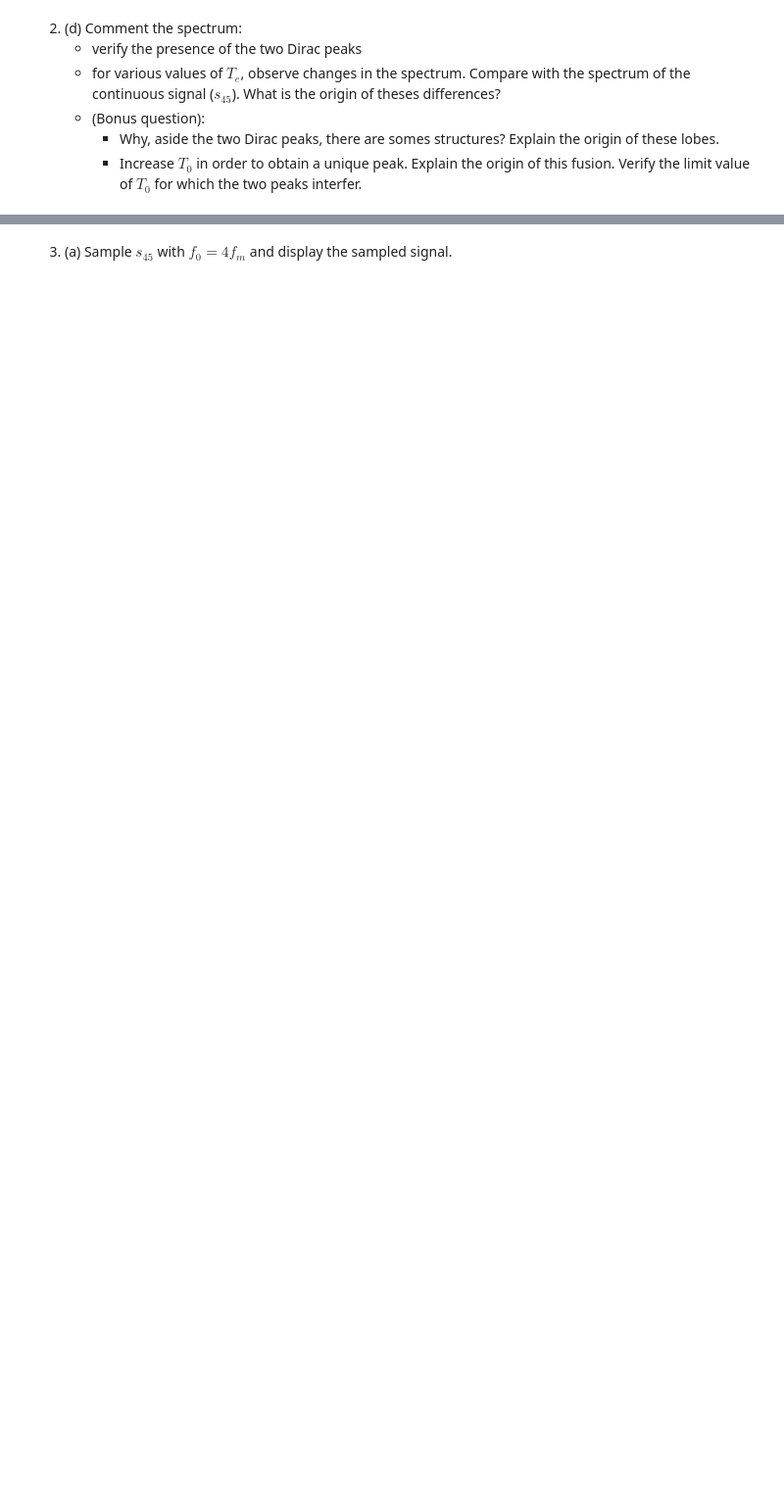
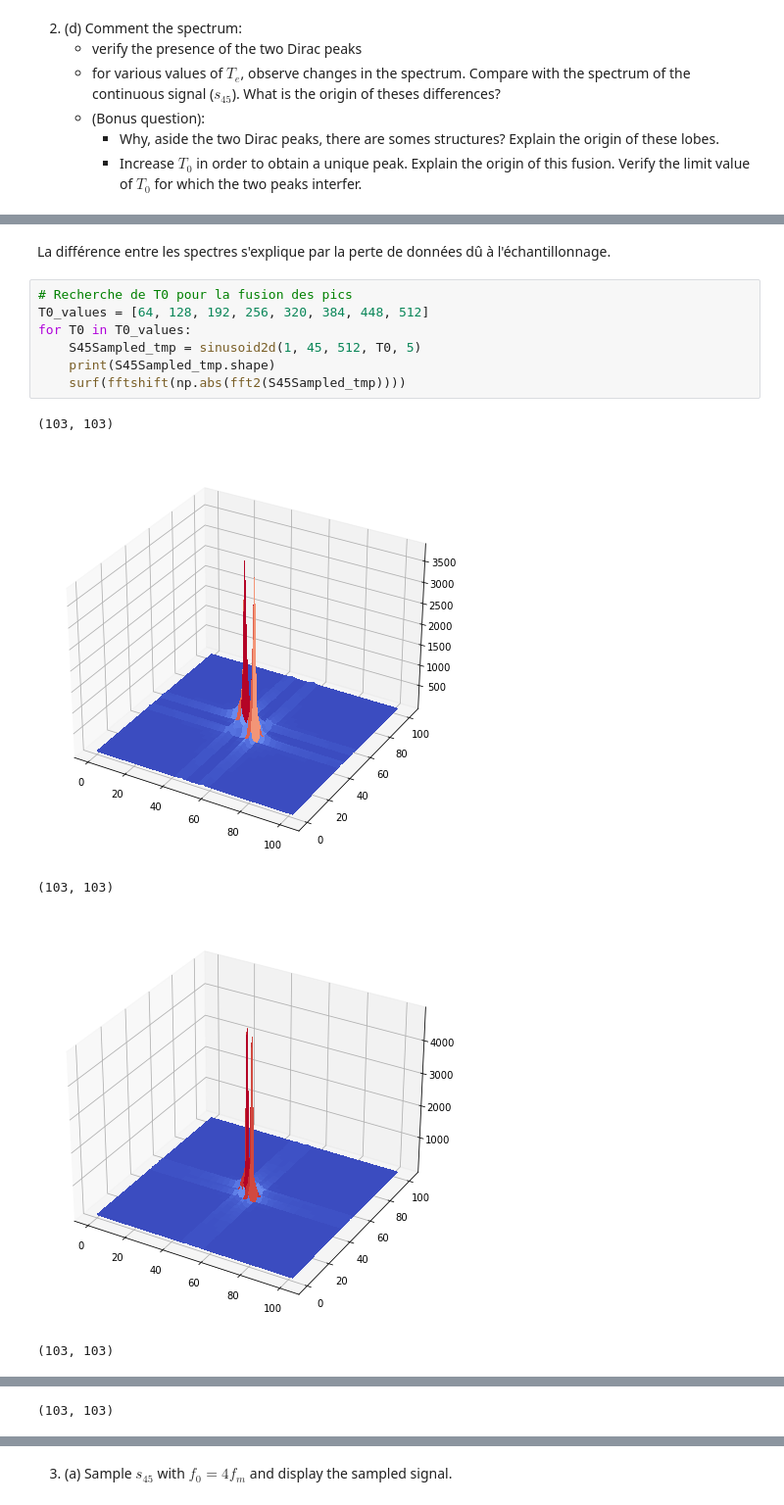
Before and after one commit to LUKALAVAL/BIMA, a Jupyter notebook: TME3/TME3.ipynb, the cells around one changed output, grey strips where cells are left out. Shown at 98% size. Drawn from its saved outputs; the diff is of its cells as text; blank space fills up the shorter version.

```diff
--- a/TME3/TME3.ipynb
+++ b/TME3/TME3.ipynb
@@ -134,3 +127,18 @@ for Te in Te_values:
 [figure]
 [figure]
 [figure]
+# %% [markdown]
+La différence entre les spectres s'explique par la perte de données dû à l'échantillonnage.
+# %%
+# Recherche de T0 pour la fusion des pics
+T0_values = [64, 128, 192, 256, 320, 384, 448, 512]
+for T0 in T0_values:
+    S45Sampled_tmp = sinusoid2d(1, 45, 512, T0, 5)
+    print(S45Sampled_tmp.shape)
+    surf(fftshift(np.abs(fft2(S45Sampled_tmp))))
+# %% [output]
+(103, 103)
+[figure, added]
+(103, 103)
+[figure, added]
+(103, 103)
@@ -136,0 +146 @@ for Te in Te_values:
+(103, 103)
```
Also changed, not shown: parts of 14 cells of this notebook.
